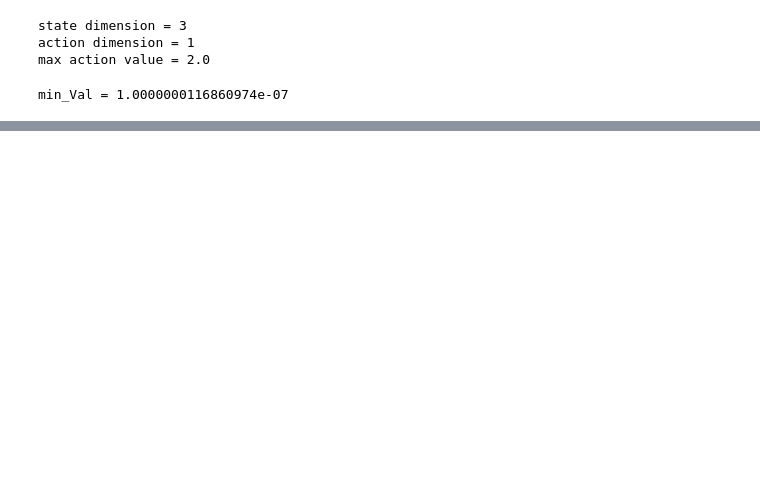
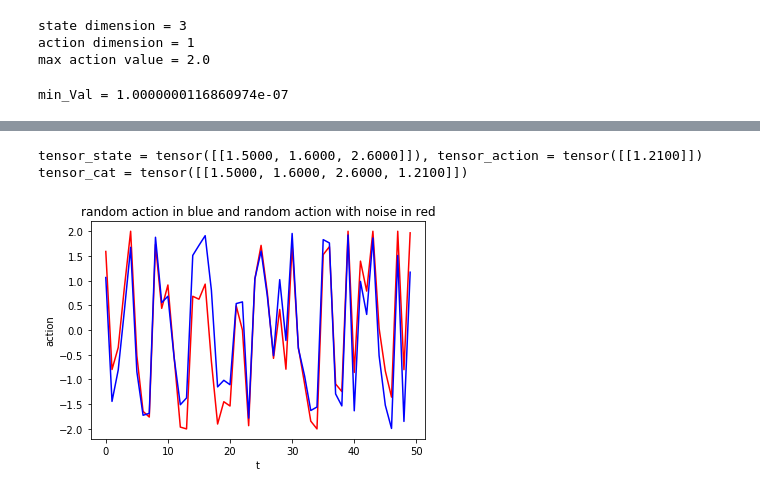
Before and after one commit to lequievre/pybullet_tests, a Jupyter notebook: tests_pytorch/test_pendulum.ipynb, the cells around one changed output, grey strips where cells are left out. Cells and saved outputs as stored; diff of their text form; code cells hidden in the pictures; blank space fills up the shorter version.

Commit message:
Added technical infos about DDPG on Pendulum env

```diff
--- a/tests_pytorch/test_pendulum.ipynb
+++ b/tests_pytorch/test_pendulum.ipynb
@@ -445,0 +453,16 @@ action = [-0.250273]
+# %%
+# JUST TO TEST CONCATENATION OF 2 TENSORS
+
+# Critic network need as input a state and a action
+# So, we need to concatenate the tensor state to the tensor action
+
+tensor_state = torch.FloatTensor([[1.5, 1.6, 2.6]])
+tensor_action = torch.FloatTensor([[1.21]])
+print("tensor_state = {}, tensor_action = {}".format(tensor_state, tensor_action))
+
+# concatenate tensors on the dimension 1 (column)
+tensor_cat = torch.cat([tensor_state, tensor_action], 1)
+print("tensor_cat = {}".format(tensor_cat))
+# %% [output]
+tensor_state = tensor([[1.5000, 1.6000, 2.6000]]), tensor_action = tensor([[1.2100]])
+tensor_cat = tensor([[1.5000, 1.6000, 2.6000, 1.2100]])
@@ -445,0 +507,25 @@ action = [-0.250273]
+# %%
+# JUST TO TEST Ornstein-Ulhenbeck Process
+
+# https://ai.stackexchange.com/questions/23180/how-does-the-ornstein-uhlenbeck-process-work-and-how-it-is-used-in-ddpg
+import matplotlib.pyplot as plt
+
+action_space = env.action_space
+noise = OUNoise(action_space)
+
+time = np.arange(0, 50, 1)
+actions = np.random.uniform(low=env.action_space.low, high=env.action_space.high, size=(len(time),))
+
+actions_with_noise = np.zeros(len(actions))
+
+for t in range(len(actions)):
+    actions_with_noise[t] = noise.get_action(actions[t], t)
+
+plt.title("random action in blue and random action with noise in red")
+plt.xlabel('t')
+plt.ylabel('action')
+plt.plot(time,actions_with_noise,'r')
+plt.plot(time,actions,'b')
+plt.show()
+# %% [output]
+[figure, added]
```
Also changed, not shown: parts of 6 cells of this notebook.
